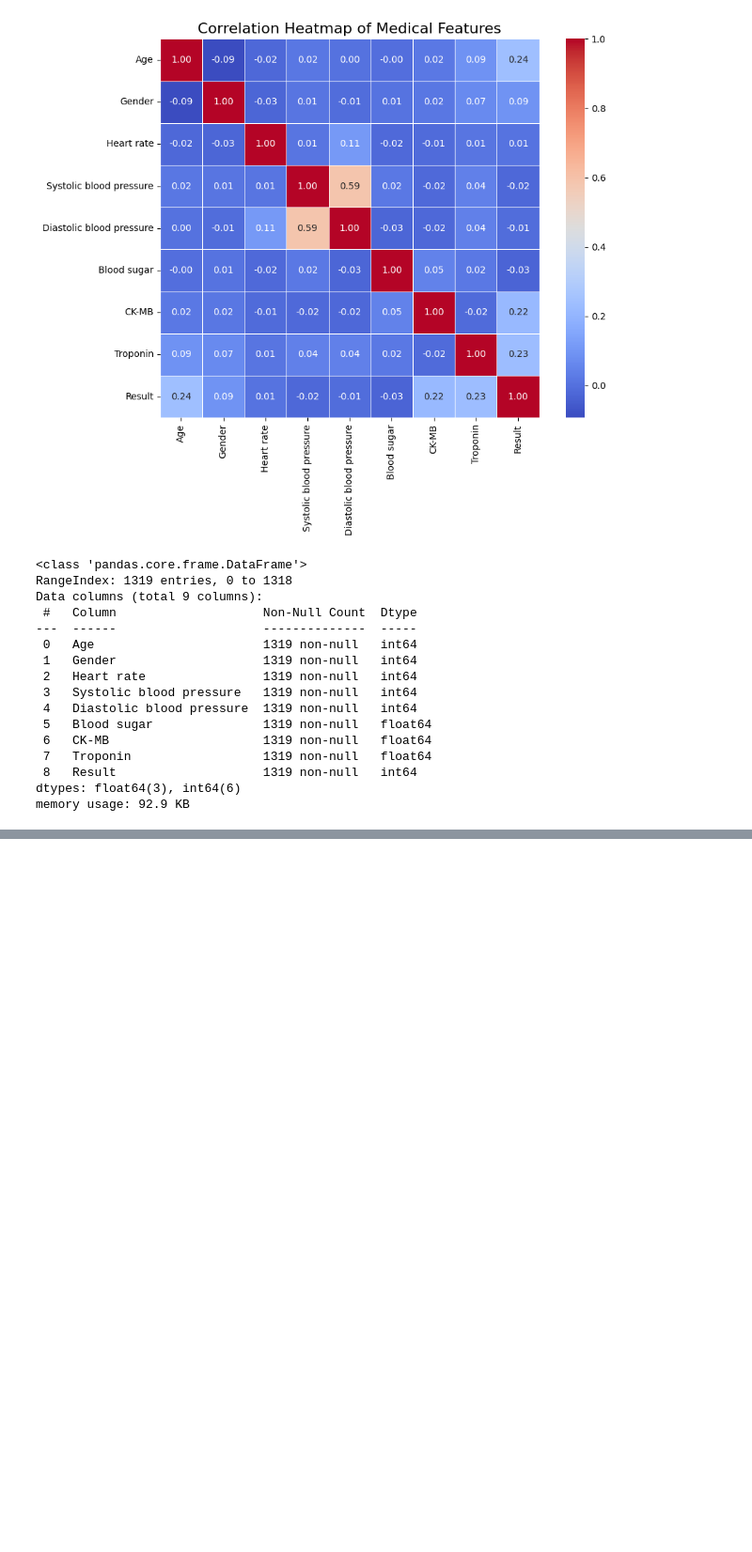
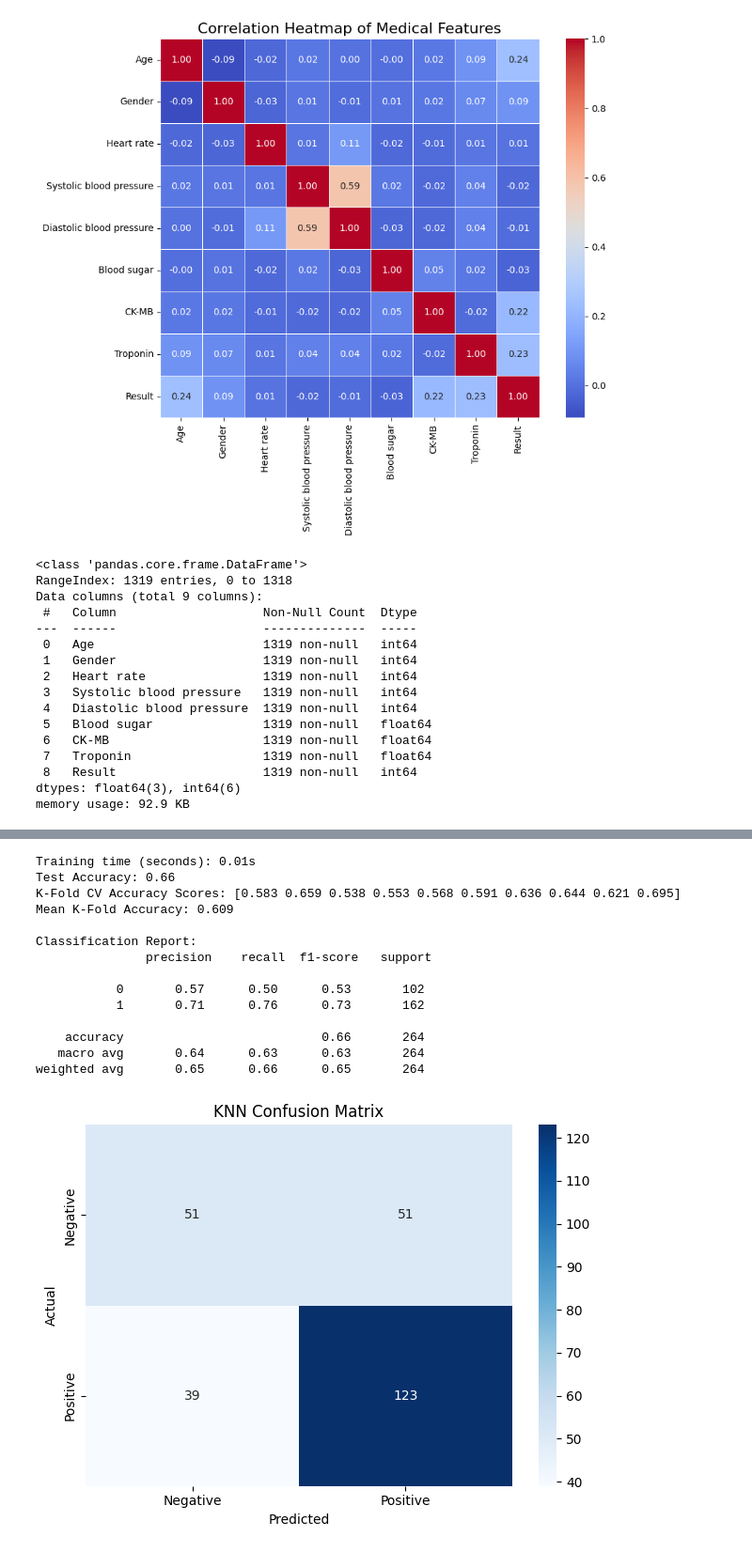
Before and after one commit to Sa22ahy/ResearchProject, a Jupyter notebook: ResearchProject.ipynb, the cells around one changed output, grey strips where cells are left out. Shown at 94% size. Saved outputs shown, nothing was run; the diff lists cells and outputs as text; code cells hidden in the pictures; blank space fills up the shorter version.

```diff
--- a/ResearchProject.ipynb
+++ b/ResearchProject.ipynb
@@ -185,0 +356,60 @@ memory usage: 92.9 KB
+# %%
+from sklearn.neighbors import KNeighborsClassifier
+from sklearn.model_selection import KFold, cross_val_score
+from sklearn.metrics import accuracy_score, classification_report, confusion_matrix
+import seaborn as sns
+import matplotlib.pyplot as plt
+import time
+import numpy as np
+
+# Initialize the KNN classifier
+knn = KNeighborsClassifier(n_neighbors=10)
+
+# Train the model and measure time
+start = time.time()
+knn.fit(X_train, y_train)
+stop = time.time()
+print(f"Training time (seconds): {round(stop - start, 2)}s")
+
+# Predict on test set
+y_pred = knn.predict(X_test)
+
+# Accuracy on test set
+print("Test Accuracy:", round(accuracy_score(y_test, y_pred), 2))
+
+# K-Fold Cross-Validation
+cv = KFold(n_splits=10, shuffle=True, random_state=1)
+scores = cross_val_score(knn, X, y, cv=cv)
+
+print("K-Fold CV Accuracy Scores:", np.round(scores, 3))
+print("Mean K-Fold Accuracy:", round(np.mean(scores), 3))
+
+# Classification Report
+print("\nClassification Report:\n", classification_report(y_test, y_pred))
+
+# Confusion Matrix
+cf_matrix = confusion_matrix(y_test, y_pred)
+ax = sns.heatmap(cf_matrix, annot=True, fmt='d', cmap='Blues')
+ax.xaxis.set_ticklabels(['Negative', 'Positive'])
+ax.yaxis.set_ticklabels(['Negative', 'Positive'])
+ax.set_title("KNN Confusion Matrix")
+plt.xlabel("Predicted")
+plt.ylabel("Actual")
+plt.tight_layout()
+plt.show()
+# %% [output]
+Training time (seconds): 0.01s
+Test Accuracy: 0.66
+K-Fold CV Accuracy Scores: [0.583 0.659 0.538 0.553 0.568 0.591 0.636 0.644 0.621 0.695]
+Mean K-Fold Accuracy: 0.609
+
+Classification Report:
+               precision    recall  f1-score   support
+
+           0       0.57      0.50      0.53       102
+           1       0.71      0.76      0.73       162
+
+    accuracy                           0.66       264
+   macro avg       0.64      0.63      0.63       264
+weighted avg       0.65      0.66      0.65       264
+[figure, added]
```
Also changed, not shown: parts of 8 cells of this notebook.
